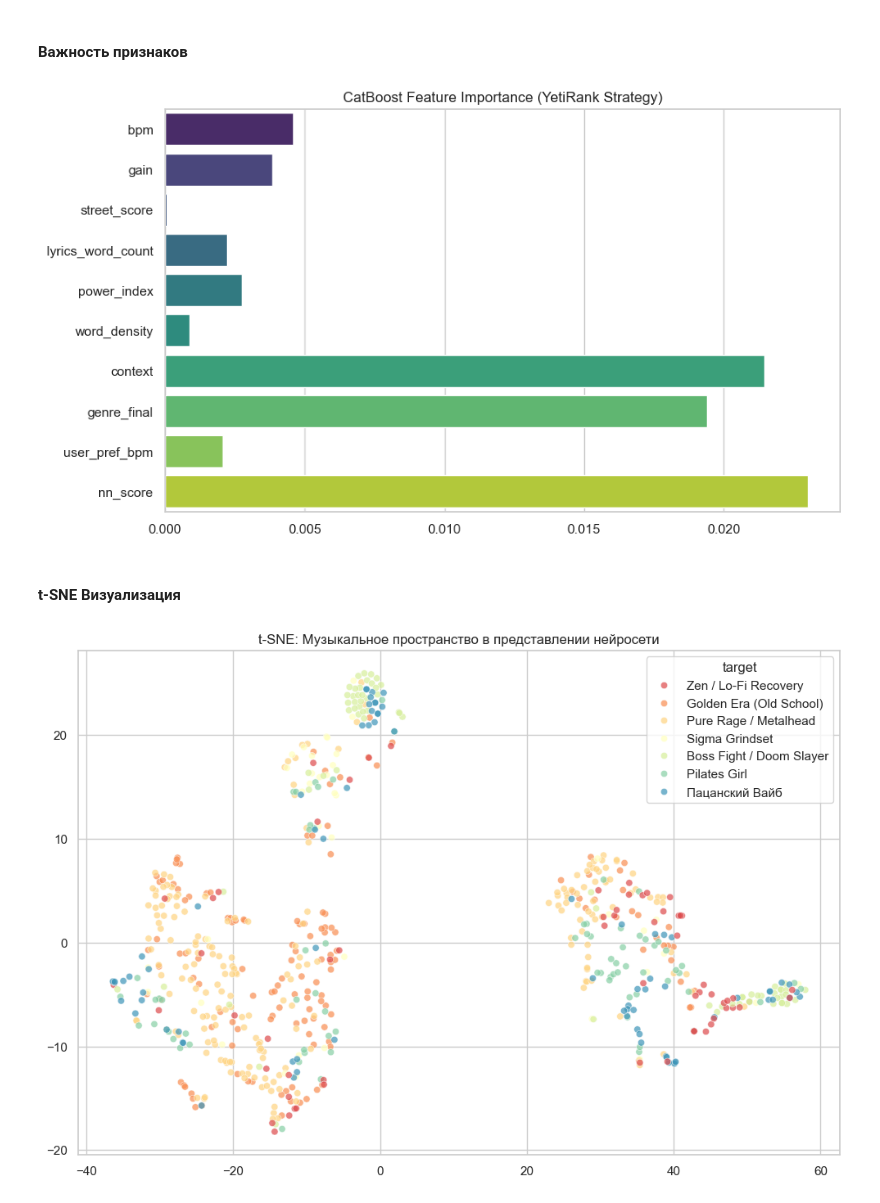
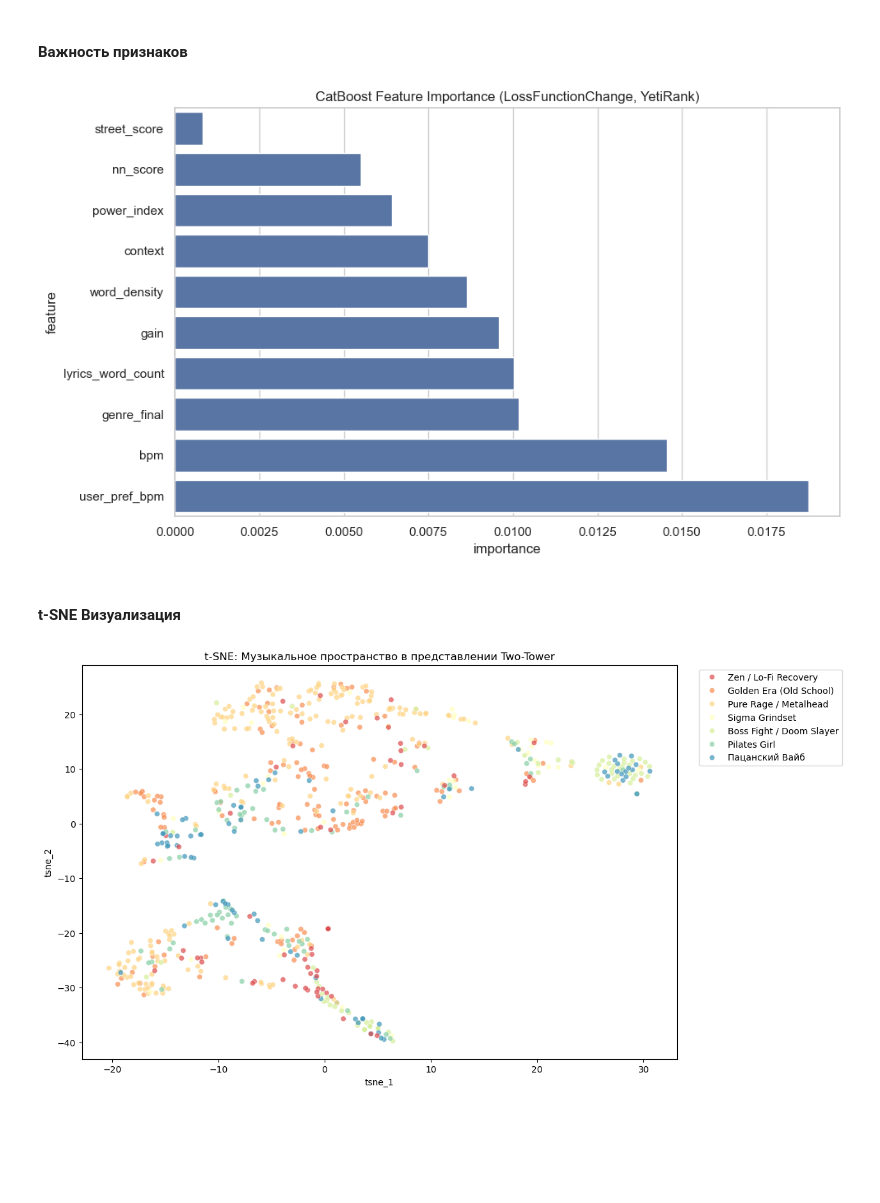
Before and after one commit to sweeteri/gym-vibe-hybrid-recsys, a Jupyter notebook: recsys_songs_gym.ipynb, the cells around one changed output. Cells and saved outputs as stored; diff of their text form; code cells hidden in the pictures; blank space fills up the shorter version.

Commit message:
refactor: align GymVibe evaluation and README with current pipeline

```diff
--- a/recsys_songs_gym.ipynb
+++ b/recsys_songs_gym.ipynb
@@ -198,0 +286,23 @@ Ranking Layer Trained.
+# %%
+catalogue = pd.read_csv('featured_data_1.csv')
+logs = generate_interactions(catalogue, n_users=200, sessions_per_user=4, tracks_per_session=20)
+train_logs, test_logs = split_logs_by_user(logs, test_size=0.20)
+
+system = GymVibeRecSys(catalogue, embedding_dim=32)
+system.fit(train_logs, epochs=40)
+
+retrieval_result = system.evaluate_retrieval_recall(test_logs, retrieval_k=50)
+ranking_result = system.evaluate_ranking_on_displayed_candidates(test_logs, k=5, retrieval_k=50)
+print(f'Retrieval Recall@50: {retrieval_result.score:.4f} over {retrieval_result.evaluated_sessions} held-out sessions')
+print(f'Ranking NDCG@5 on displayed candidates: {ranking_result.score:.4f} over {ranking_result.evaluated_sessions} held-out sessions')
+
+test_user = test_logs.iloc[0]
+res = system.recommend(float(test_user.user_pref_bpm), str(test_user.context), n=5)
+print('\nПерсонализированный топ для тренировки:')
+sample_output = res[["artist_name", "track_name", "target", "context", "context_match", "nn_score", "final_score"]].copy()
+print(sample_output)
+
+example_context_hit_rate = res["context_match"].mean()
+print(f"Context match rate in Top-{len(res)}: {example_context_hit_rate:.3f}")
+test_context_hit_rate = context_hit_rate(system, test_logs, k=5)
+print(f"Context Hit Rate@5 (diagnostic): {test_context_hit_rate:.4f}")
@@ -200,27 +330,40 @@ Ranking Layer Trained.
 #### Важность признаков
 # %%
 plt.figure(figsize=(10, 6))
-importance = system.ranker.get_feature_importance(system.train_pool)
-f_names = FEATURE_COLS + ['context', 'genre_final', 'user_pref_bpm', 'nn_score']
-sns.barplot(x=importance, y=f_names, palette='viridis')
-plt.title("CatBoost Feature Importance (YetiRank Strategy)")
+importance = system.ranker.get_feature_importance(data=system.train_pool, type='LossFunctionChange')
+importance_df = (
+    pd.DataFrame({
+        'feature': RANK_FEATURES,
+        'importance': importance
+    })
+    .sort_values('importance', ascending=True)
+)
+
+sns.barplot(data=importance_df, x='importance', y='feature')
+plt.title(
+    'CatBoost Feature Importance '
+    '(LossFunctionChange, YetiRank)'
+)
+plt.tight_layout()
 plt.show()
 # %% [output]
-[figure, old version]
+[figure, new version]
 # %% [markdown]
 #### t-SNE Визуализация
 # %%
-def plot_final_tsne(recsys):
-    recsys.retrieval_nn.eval()
-    with torch.no_grad():
-        inputs = torch.FloatTensor(recsys.songs_df[FEATURE_COLS].values)
-        embs = recsys.retrieval_nn.item_tower(inputs).numpy()
-    reduced = TSNE(n_components=2, perplexity=30).fit_transform(embs)
-    plt.figure(figsize=(12, 8))
-    sns.scatterplot(x=reduced[:,0], y=reduced[:,1], hue=recsys.songs_df['target'], palette='Spectral', alpha=0.7)
-    plt.title("t-SNE: Музыкальное пространство в представлении нейросети")
-    plt.show()
+from sklearn.manifold import TSNE
 
-plot_final_tsne(system)
+system.model.eval()
+with torch.no_grad():
+    item_tensor = torch.tensor(system.catalogue[ITEM_FEATURES].to_numpy(dtype='float32'))
+    embeddings = system.model.item_tower(item_tensor).numpy()
+
+reduced = TSNE(n_components=2, perplexity=30, random_state=SEED).fit_transform(embeddings)
+plot_df = system.catalogue.assign(tsne_1=reduced[:, 0], tsne_2=reduced[:, 1])
+plt.figure(figsize=(12, 8))
+sns.scatterplot(data=plot_df, x='tsne_1', y='tsne_2', hue='target', palette='Spectral', alpha=.7)
+plt.title('t-SNE: Музыкальное пространство в представлении Two-Tower')
+plt.legend(bbox_to_anchor=(1.03, 1), loc='upper left')
+plt.show()
 # %% [output]
-[figure, old version]
+[figure, new version]
```
Also changed, not shown: parts of 22 cells of this notebook, 1 other file.
